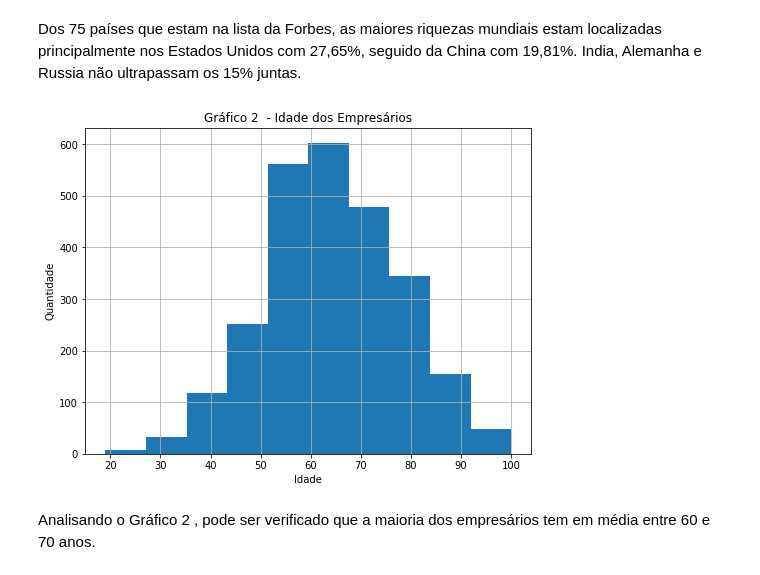
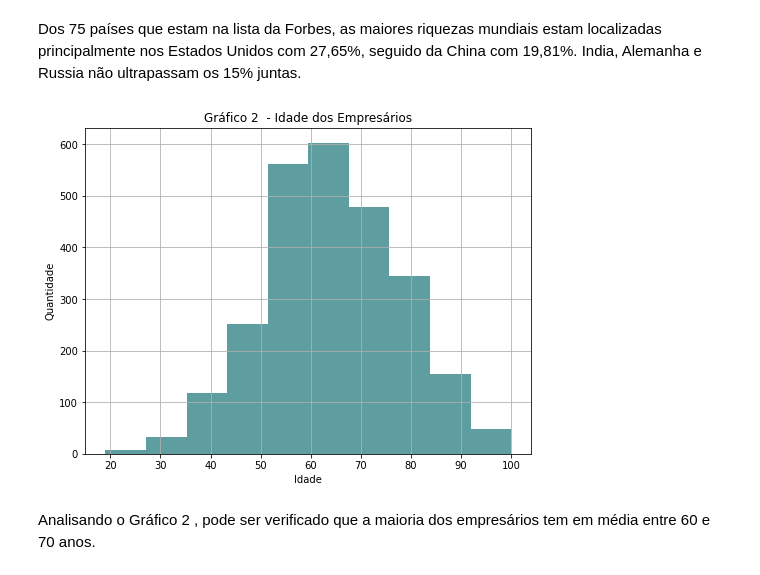
Before and after one commit to crisalves82/crisalves82, a Jupyter notebook: Cristiane_Alves_relatório_FINAL_.ipynb, the cells around one changed output. Cells and saved outputs as stored; diff of their text form; code cells hidden in the pictures.

```diff
--- a/Cristiane_Alves_relatório_FINAL_.ipynb
+++ b/Cristiane_Alves_relatório_FINAL_.ipynb
@@ -262,13 +253,13 @@ Name: Country, Length: 75, dtype: float64
 # %% [markdown]
 Dos 75 países que estam na lista da Forbes, as maiores riquezas mundiais estam localizadas principalmente nos Estados Unidos com 27,65%, seguido da China com 19,81%. India, Alemanha e Russia não ultrapassam os 15% juntas.
 # %%
-Forbes['Age'].hist(figsize = (8,6));
+Forbes['Age'].hist(figsize = (8,6), color= 'cadetblue');
 plt.title('Gráfico 2  - Idade dos Empresários')
 plt.ylabel('Quantidade')
 plt.xlabel('Idade')
 plt.show()
 # %% [output]
-[figure, old version]
+[figure, new version]
 # %% [markdown]
 Analisando o Gráfico 2 , pode ser verificado que a maioria dos empresários tem em média entre 60 e 70 anos.
 # %%
```
Also changed, not shown: parts of 16 cells of this notebook.
